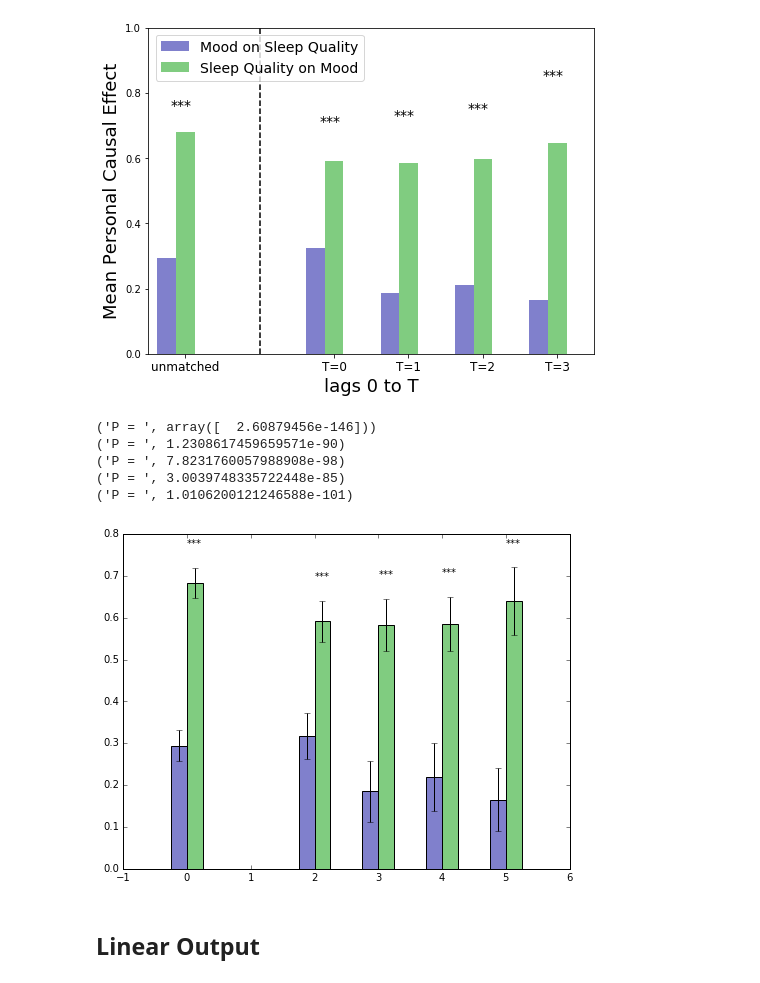
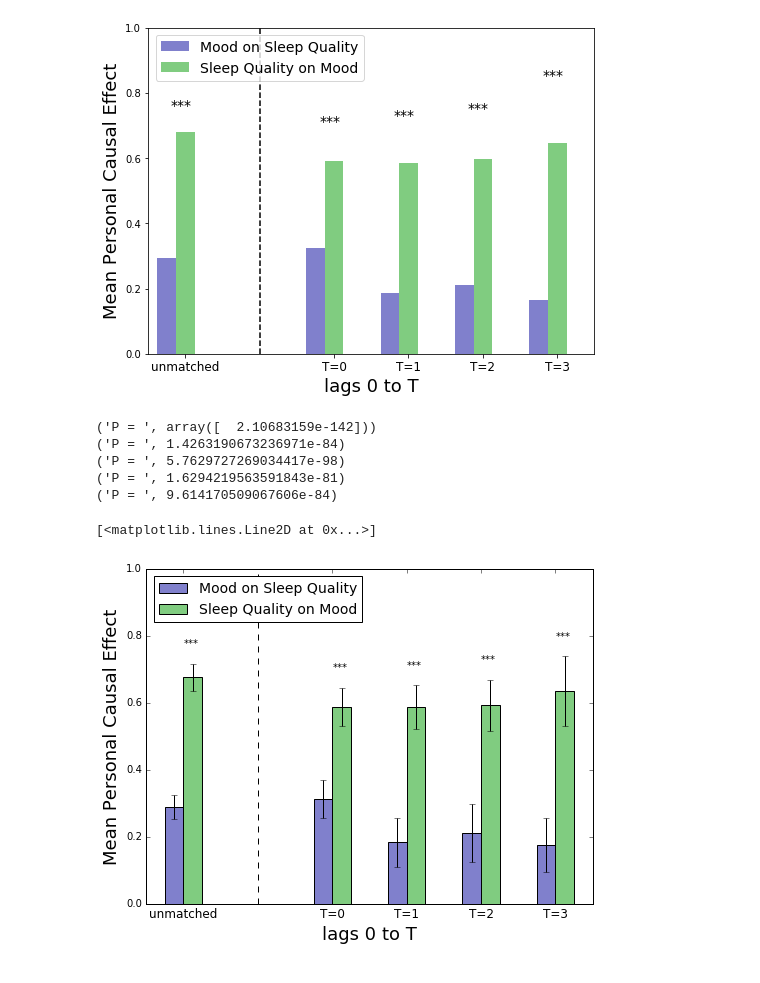
Before and after one commit to striantafillou/causality, a Jupyter notebook: run_psm_lags.ipynb, the cells around one changed output. Saved outputs shown, nothing was run; the diff lists cells and outputs as text; code cells hidden in the pictures.

```diff
--- a/run_psm_lags.ipynb
+++ b/run_psm_lags.ipynb
@@ -200,38 +198,49 @@ plt.plot([1,1],[a[0],a[1]],'--',color=(0,0,0))
 # %%
 import matplotlib.pyplot as plt
 %matplotlib inline
+import numpy as np
+from scipy.stats import ttest_ind
 
 plt.figure(figsize=(8,6))
 
 # unmatched
 plt.bar(-.25, np.mean(es_m2s_um_mean), yerr = np.std(es_m2s_um_mean),width=.25,ecolor=(0,0,0),color=(.5,.5,.8))
 plt.bar(0, np.mean(es_s2m_um_mean), yerr = np.std(es_s2m_um_mean),width=.25,ecolor=(0,0,0),color=(.5,.8,.5))
 t,p = ttest_ind(es_m2s_um_mean, es_s2m_um_mean, equal_var=False)
 print('P = ',p)
 if p<0.001:
     plt.text(0, np.mean(es_s2m_um_mean)+es_s2m_um_std+0.05, '***', fontsize=10)
 #     elif p<0.01:
 #         plt.text(2+i, np.mean(es_s2m_mean[:,i])+es_s2m_std[i]+0.05, '**', fontsize=10)
 #     elif p<0.05:
 #         plt.text(2+i, np.mean(es_s2m_mean[:,i])+es_s2m_std[i]+0.05, '*', fontsize=10)
 # matched
 for i in range(4):
     plt.bar(1.75+i, np.mean(es_m2s_mean[:, i]), yerr = np.std(es_m2s_mean[:, i]), width=.25, ecolor=(0,0,0),color=(.5,.5,.8))
     plt.bar(2+i, np.mean(es_s2m_mean[:, i]), yerr = np.std(es_s2m_mean[:, i]), width=.25,ecolor=(0,0,0),color=(.5,.8,.5))
     t,p = ttest_ind(es_m2s_mean[:,i], es_s2m_mean[:,i], equal_var=False)
     print('P = ',p)
     if p<0.001:
         plt.text(2+i, np.mean(es_s2m_mean[:,i])+es_s2m_std[i]+0.05, '***', fontsize=10)
     elif p<0.01:
         plt.text(2+i, np.mean(es_s2m_mean[:,i])+es_s2m_std[i]+0.05, '**', fontsize=10)
     elif p<0.05:
         plt.text(2+i, np.mean(es_s2m_mean[:,i])+es_s2m_std[i]+0.05, '*', fontsize=10)
+
+axes = plt.gca()
+axes.set_xlim([-.5,5.5])
+axes.set_ylim([0,1])
+
+plt.xticks([0,2,3,4,5],['unmatched', 'T=0','T=1','T=2','T=3'],rotation=0, fontsize=12);
+plt.ylabel('Mean Personal Causal Effect',fontsize=18)
+plt.xlabel('lags 0 to T',fontsize=18)
+plt.legend(['Mood on Sleep Quality','Sleep Quality on Mood'],loc='upper right',bbox_to_anchor=(.5, 1), fontsize=14);
+plt.plot([1,1],plt.ylim,'--',color=(0,0,0))
 # %% [output]
-('P = ', array([  2.60879456e-146]))
-('P = ', 1.2308617459659571e-90)
-('P = ', 7.8231760057988908e-98)
-('P = ', 3.0039748335722448e-85)
-('P = ', 1.0106200121246588e-101)
+('P = ', array([  2.10683159e-142]))
+('P = ', 1.4263190673236971e-84)
+('P = ', 5.7629727269034417e-98)
+('P = ', 1.6294219563591843e-81)
+('P = ', 9.614170509067606e-84)
+[<matplotlib.lines.Line2D at 0x...>]
-[figure, old version]
+[figure, new version]
-# %% [markdown]
-## Linear Output
```
Also changed, not shown: parts of 5 cells of this notebook, 1 other file.
